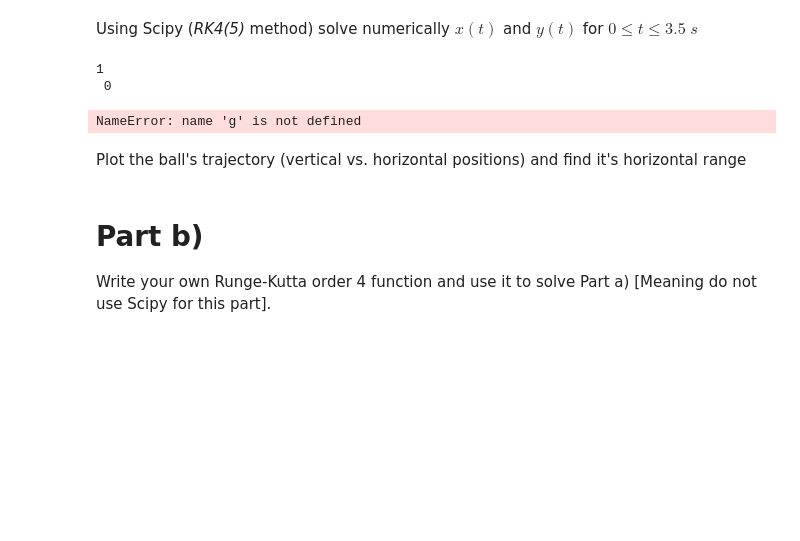
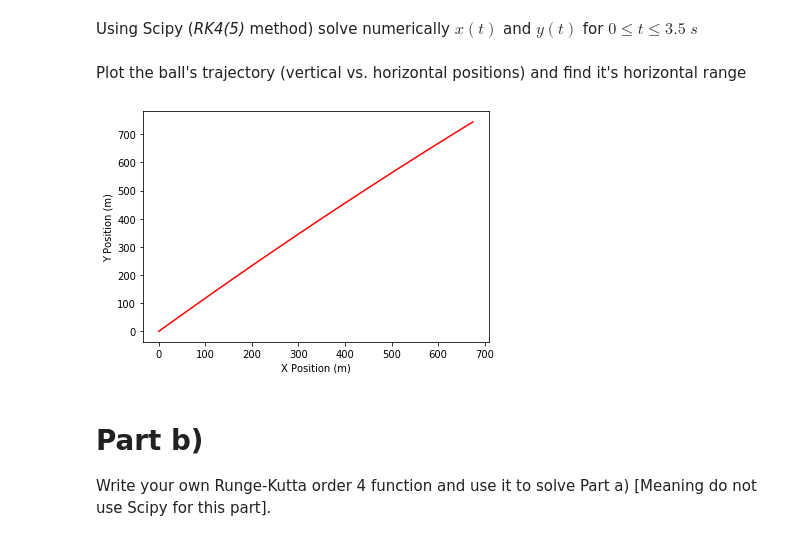
Before and after one commit to JasonB-hub/Phys-3511-Fall2020, a Jupyter notebook: Module03/Projectile_Motion_Assignment.ipynb, the cells around one changed output. Cells and saved outputs as stored; diff of their text form; code cells hidden in the pictures; blank space fills up the shorter version.

```diff
--- a/Module03/Projectile_Motion_Assignment.ipynb
+++ b/Module03/Projectile_Motion_Assignment.ipynb
@@ -34,7 +34,7 @@ Ignoring air resistance completely, write down the equations of motion for the c
 Code the equations into a function
 # %%
 import numpy as np
-import math
+from math import sin,cos,radians,pi
 import scipy as sc
 from scipy import integrate
 import matplotlib as mpl
@@ -51,16 +51,17 @@ def proj(t: float, val: np.array, m: float, c = lambda y: 0):
         raise ValueError('Mass (m) cannot equal 0.')
     if not callable(c):
         raise ValueError('c must be a callable function even if constant')
-    print(m, '\n', c(0))
-    r = -c(val[2]) * np.sqrt(val[1]**2 + val[3]**2)
-    g = -9.80 #m/s^2
-    return val[1], (r*val[1]) / m, val[3], -g + ((r*val[3]) / m)
+    r = -c(val[1]) * np.sqrt(val[1]**2 + val[3]**2)
+    return np.array([val[1], (r*val[1]) / m, val[3], -9.80 + ((r*val[3]) / m)])
+
+def proj_call(m, c):
+    return lambda t,y: proj(t,y,m,c)
 
 #Initial conditions
-conditions = np.array([0, math.cos(math.radians(50)), 0, math.sin(math.radians(50))])
+conditions = np.array([0, 300*cos(radians(50)), 0, 300*sin(radians(50))])
 
 D = 15 #cm
-m = ( 7.8 * ((4/3) * math.pi * (D/2)**3) ) / 1000 #kg
+m = ( 7.8 * ((4/3) * pi * (D/2)**3) ) / 1000 #kg
 D /= 100 #Convert to m
 
 c0 = lambda y: 0
@@ -68,23 +69,20 @@ c0 = lambda y: 0
 Using Scipy (*RK4(5)* method) solve numerically $x(t)$ and $y(t)$ for $0 \le t \le 3.5\;s$
 # %%
 t0, tf = 0, 3.5 #s
-t = np.linspace(0,3.5,50)
-sol_RK45 = integrate.solve_ivp(proj,(t0,tf),conditions,method='RK45', t_eval=t, args=(m,c0))
-#ysol_RK45 = integrate.solve_ivp(proj,(t0,tf),y0,method='RK45', t_eval=t, args=(m,c0))
+t = np.linspace(t0,tf,50)
+sol_RK45 = integrate.solve_ivp(proj_call(m,c0),(t0,tf),conditions,method='RK45', t_eval=t)
-# %% [output]
-1
- 0
-NameError: name 'g' is not defined
 # %% [markdown]
 Plot the ball's trajectory (vertical vs. horizontal positions) and find it's horizontal range
 # %%
-noresistance = plt.figure('Scipy RK4 Method No Air Resistance')
-axes = noresistance.add_axes([0.15,0.1,0.8,0.8])
-axes.set_xlabel('X Position (m)')
-axes.set_ylabel('Y Position (m)')
-axes.set_title('')
-axes.errorbar()
-print()
+SCnoresistance = plt.figure('Scipy RK4 Method No Air Resistance')
+SCaxes = SCnoresistance.add_axes([0.15,0.1,0.8,0.8])
+SCaxes.set_xlabel('X Position (m)')
+SCaxes.set_ylabel('Y Position (m)')
+SCaxes.set_title('')
+SCaxes.errorbar(sol_RK45.y[0],sol_RK45.y[2],fmt='r-')
+plt.show()
+# %% [output]
+[figure, added]
 # %% [markdown]
 # Part b)
 
```
Also changed, not shown: parts of 11 cells of this notebook, 1 other file.
